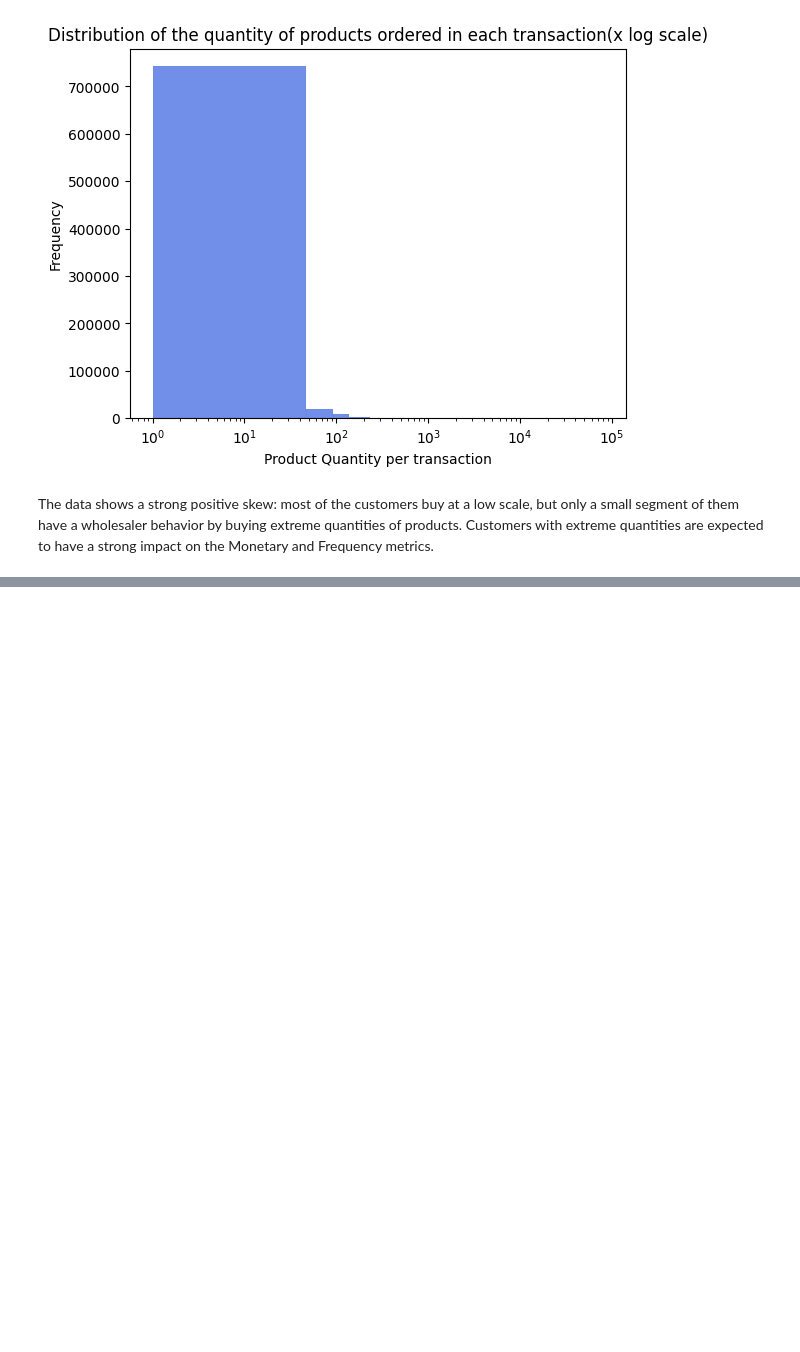
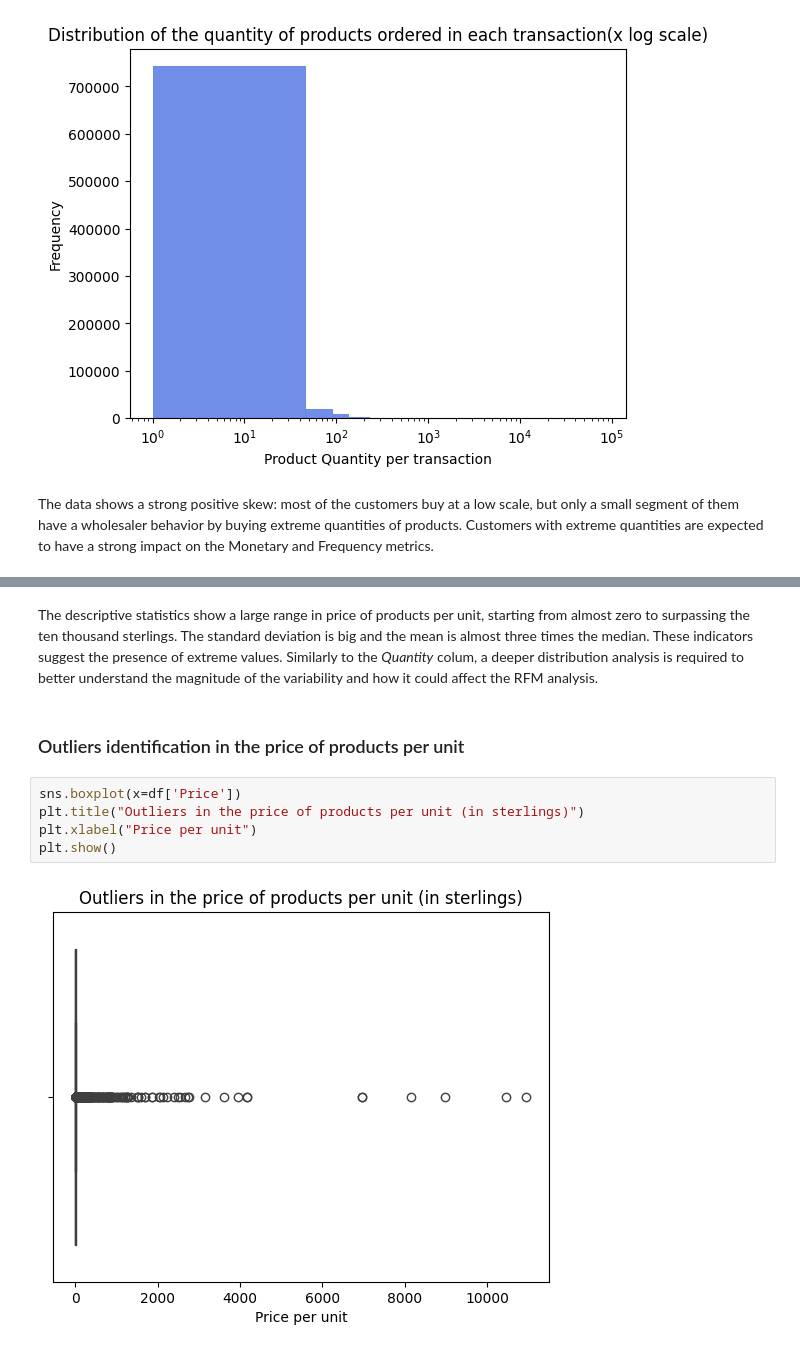
Before and after one commit to AmaKings9/online-retail-customer-analysis, a Jupyter notebook: notebooks/03_eda.ipynb, the cells around one changed output, grey strips where cells are left out. Drawn from its saved outputs; the diff is of its cells as text; blank space fills up the shorter version.

Commit message:
Add distribution analysis of price per unit

```diff
--- a/notebooks/03_eda.ipynb
+++ b/notebooks/03_eda.ipynb
@@ -122,0 +137,12 @@ Price column distribution
+# %% [markdown]
+The descriptive statistics show a large range in price of products per unit, starting from almost zero to surpassing the ten thousand sterlings. The standard deviation is big and the mean is almost three times the median.
+These indicators suggest the presence of extreme values. Similarly to the _Quantity_ colum, a deeper distribution analysis is required to better understand the magnitude of the variability and how it could affect the RFM analysis.
+# %% [markdown]
+### Outliers identification in the price of products per unit
+# %%
+sns.boxplot(x=df['Price'])
+plt.title("Outliers in the price of products per unit (in sterlings)")
+plt.xlabel("Price per unit")
+plt.show()
+# %% [output]
+[figure, added]
```
Also changed, not shown: parts of 7 cells of this notebook.
